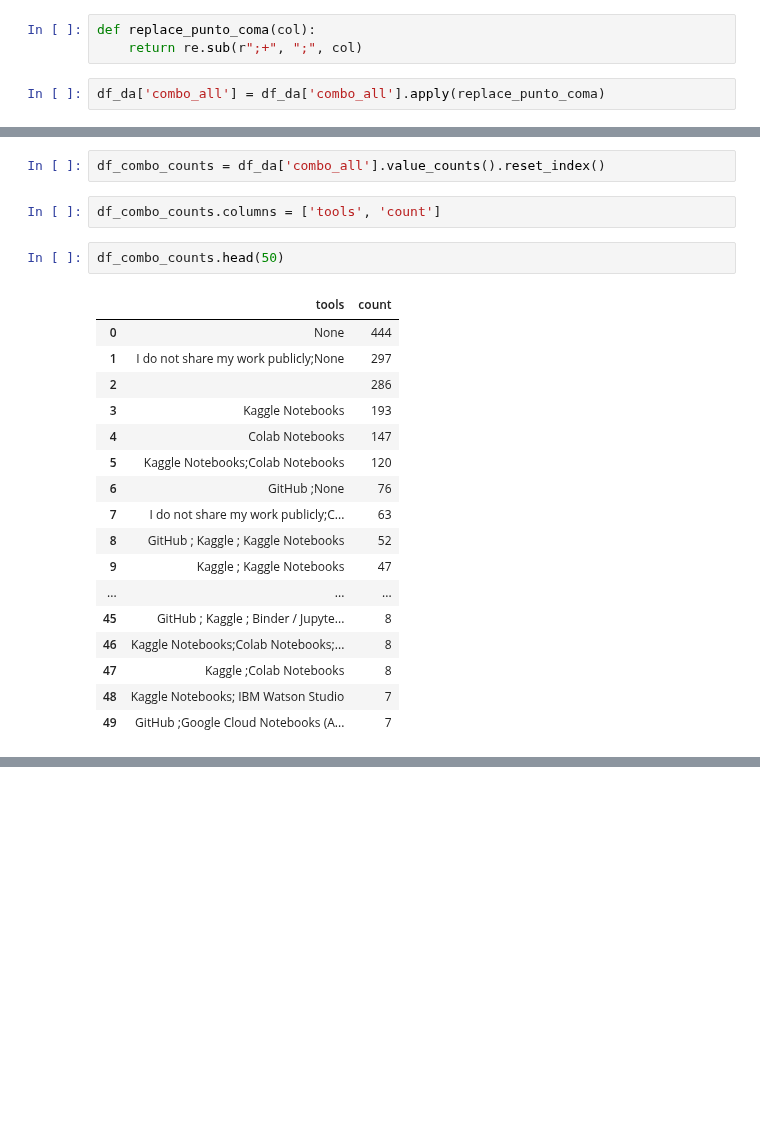
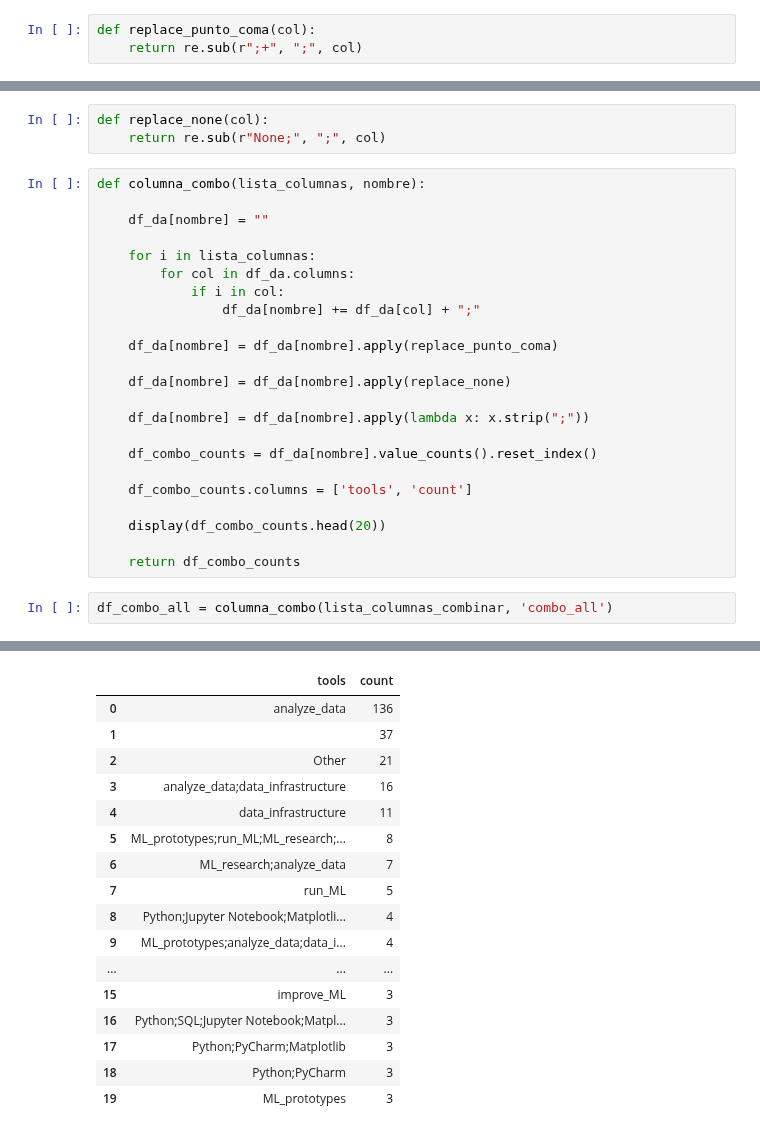
Before and after one commit to Adalab/project-da-promo-d-module-2-team-2-, a Jupyter notebook: notebooks/combinaciones.ipynb, the cells around one changed output, grey strips where cells are left out. Drawn from its saved outputs; the diff is of its cells as text; blank space fills up the shorter version.

```diff
--- a/notebooks/combinaciones.ipynb
+++ b/notebooks/combinaciones.ipynb
@@ -73,5 +30,3 @@ See the caveats in the documentation: https://pandas.pydata.org/pandas-docs/stab
 # %%
 def replace_punto_coma(col):
     return re.sub(r";+", ";", col)
-# %%
-df_da['combo_all'] = df_da['combo_all'].apply(replace_punto_coma)
@@ -93,24 +33,29 @@ df_da.head()
-# %%
-df_combo_counts = df_da['combo_all'].value_counts().reset_index()
-# %%
-df_combo_counts.columns = ['tools', 'count']
-# %%
-df_combo_counts.head(50)
-# %% [output]
-|  | tools | count |
-| 0 | None | 444 |
-| 1 | I do not share my work publicly;None | 297 |
-| 2 |  | 286 |
-| 3 | Kaggle Notebooks | 193 |
-| 4 | Colab Notebooks | 147 |
-| 5 | Kaggle Notebooks;Colab Notebooks | 120 |
-| 6 | GitHub ;None | 76 |
-| 7 | I do not share my work publicly;C... | 63 |
-| 8 | GitHub ; Kaggle ; Kaggle Notebooks | 52 |
-| 9 | Kaggle ; Kaggle Notebooks | 47 |
-| ... | ... | ... |
-| 45 | GitHub ; Kaggle ; Binder / Jupyte... | 8 |
-| 46 | Kaggle Notebooks;Colab Notebooks;... | 8 |
-| 47 | Kaggle ;Colab Notebooks | 8 |
-| 48 | Kaggle Notebooks; IBM Watson Studio | 7 |
-| 49 | GitHub ;Google Cloud Notebooks (A... | 7 |
+# %%
+def replace_none(col):
+    return re.sub(r"None;", ";", col)
+# %%
+def columna_combo(lista_columnas, nombre):
+
+    df_da[nombre] = ""
+
+    for i in lista_columnas:
+        for col in df_da.columns:
+            if i in col:
+                df_da[nombre] += df_da[col] + ";"
+
+    df_da[nombre] = df_da[nombre].apply(replace_punto_coma)
+
+    df_da[nombre] = df_da[nombre].apply(replace_none)
+
+    df_da[nombre] = df_da[nombre].apply(lambda x: x.strip(";"))
+
+    df_combo_counts = df_da[nombre].value_counts().reset_index()
+
+    df_combo_counts.columns = ['tools', 'count']
+
+    display(df_combo_counts.head(20))
+
+    return df_combo_counts
+# %%
+df_combo_all = columna_combo(lista_columnas_combinar, 'combo_all')
+# %% [output]
@@ -116,0 +79,17 @@ df_combo_counts.head(50)
+|  | tools | count |
+| 0 | analyze_data | 136 |
+| 1 |  | 37 |
+| 2 | Other | 21 |
+| 3 | analyze_data;data_infrastructure | 16 |
+| 4 | data_infrastructure | 11 |
+| 5 | ML_prototypes;run_ML;ML_research;... | 8 |
+| 6 | ML_research;analyze_data | 7 |
+| 7 | run_ML | 5 |
+| 8 | Python;Jupyter Notebook;Matplotli... | 4 |
+| 9 | ML_prototypes;analyze_data;data_i... | 4 |
+| ... | ... | ... |
+| 15 | improve_ML | 3 |
+| 16 | Python;SQL;Jupyter Notebook;Matpl... | 3 |
+| 17 | Python;PyCharm;Matplotlib | 3 |
+| 18 | Python;PyCharm | 3 |
+| 19 | ML_prototypes | 3 |
```
Also changed, not shown: parts of 13 cells of this notebook, 2 other files.
